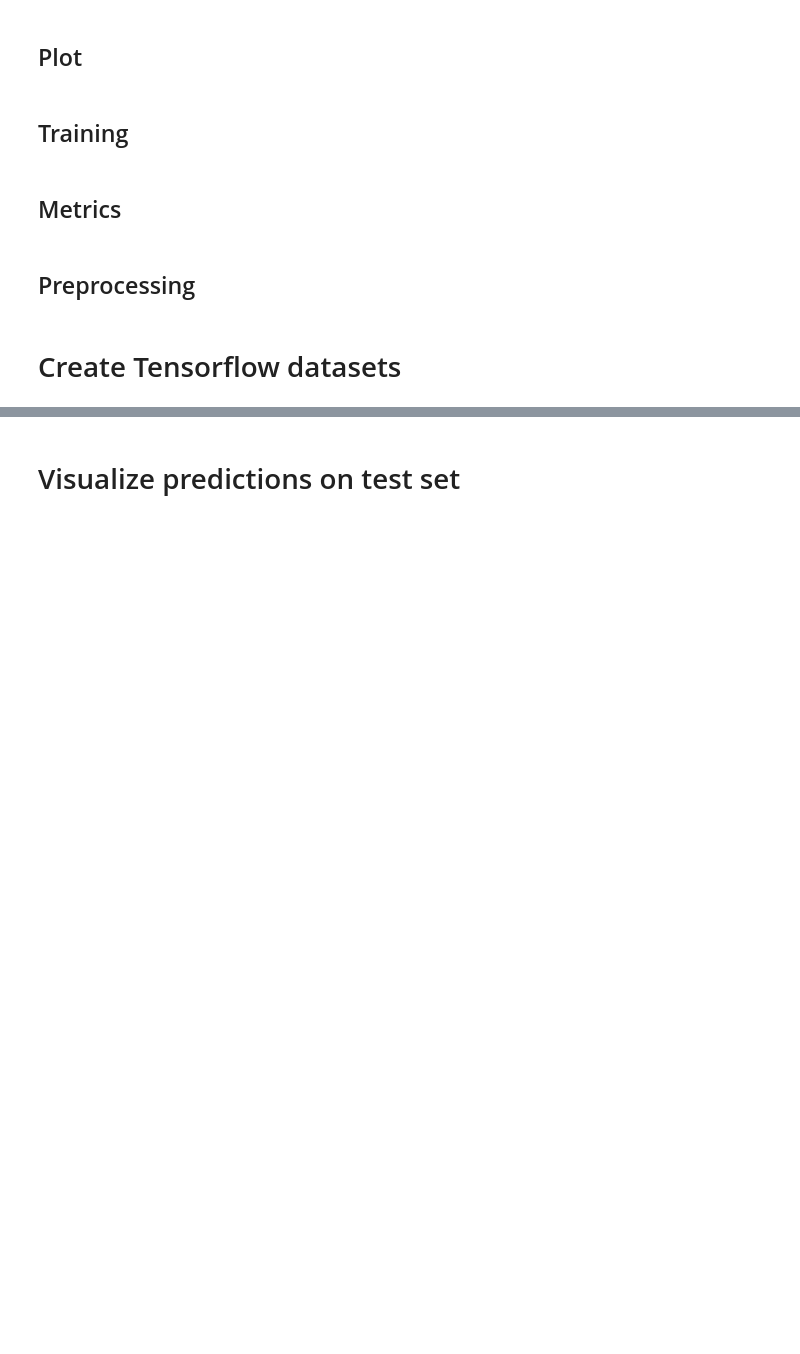
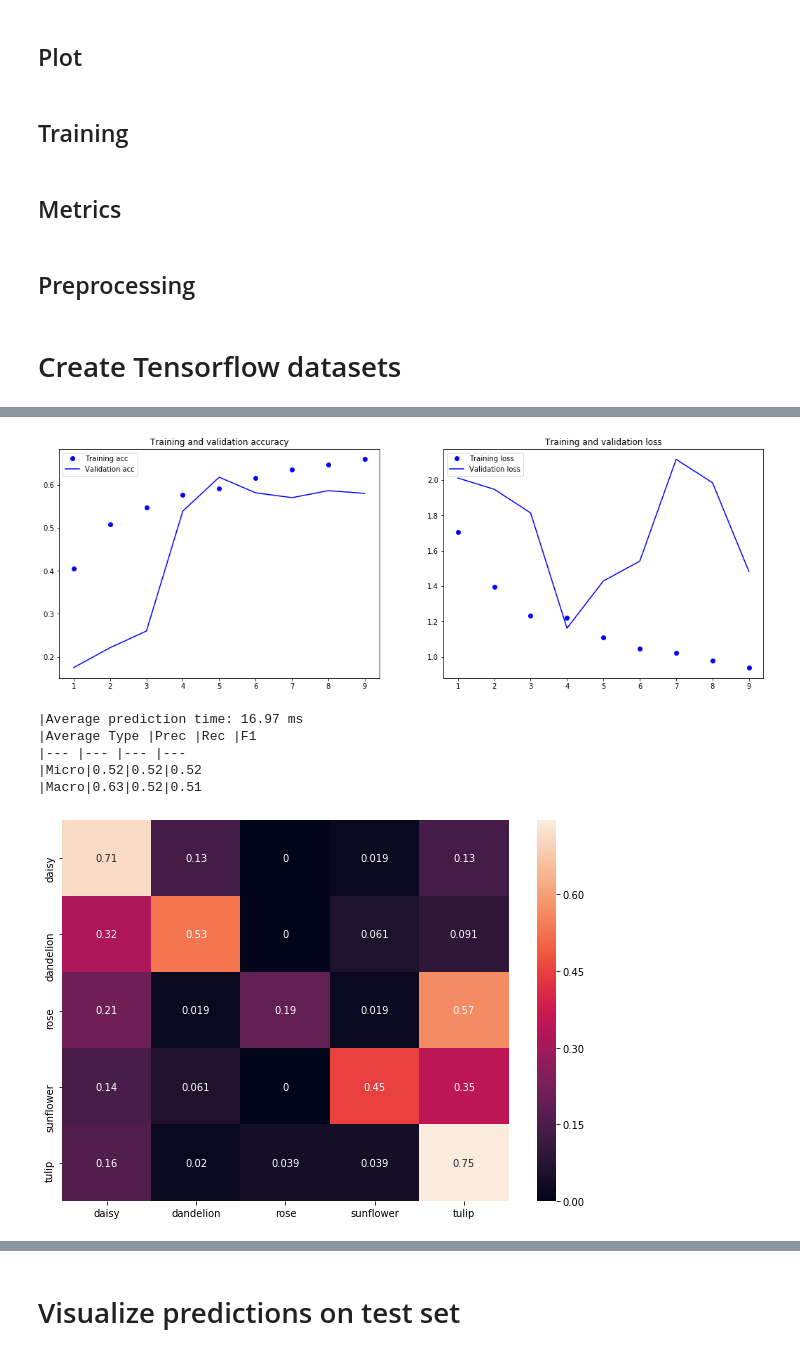
Before and after one commit to Telemaco019/flowers-recognition-NN-comparisons, a Jupyter notebook: notebooks/tf_flowers_complete_efficientnetb1.ipynb, the cells around one changed output, grey strips where cells are left out. Cells and saved outputs as stored; diff of their text form; code cells hidden in the pictures; blank space fills up the shorter version.

```diff
--- a/notebooks/tf_flowers_complete_efficientnetb1.ipynb
+++ b/notebooks/tf_flowers_complete_efficientnetb1.ipynb
@@ -302,8 +304,10 @@ def train_model(model, epochs, callbacks):
 ## Metrics
 # %%
 def show_scores(model):
+  start = time.time()
   Y_pred_prob = model.predict(test_dataset, steps=len(Y_test))
   Y_pred = np.argmax(Y_pred_prob, axis=1).tolist()
+  end = time.time()
 
   precision_micro = metrics.precision_score(y_pred=Y_pred, y_true=Y_test, average='micro')
   precision_macro = metrics.precision_score(y_pred=Y_pred, y_true=Y_test, average='macro')
@@ -312,6 +316,12 @@ def show_scores(model):
   f1_micro = metrics.f1_score(y_pred=Y_pred, y_true=Y_test, average='micro')
   f1_macro = metrics.f1_score(y_pred=Y_pred, y_true=Y_test, average='macro')
 
+  plt.figure(figsize = (10,7))
+  norm_cm = metrics.confusion_matrix(y_true=Y_test, y_pred=Y_pred, normalize='true')
+  norm_cm_df = pd.DataFrame(norm_cm, index=encoder.classes_, columns=encoder.classes_)
+  seaborn.heatmap(norm_cm_df, annot=True)
+
+  print('|Average prediction time: {:.2f} ms'.format((end-start)/len(Y_test)*1000))
   print('|Average Type |Prec |Rec |F1')
   print('|--- |--- |--- |---')
   print("|{}|{:.2f}|{:.2f}|{:.2f}".format('Micro', precision_micro, recall_micro, f1_micro))
@@ -386,4 +412,4 @@ Deprecated in favor of operator or tf.math.divide.
 # %%
-conv_base = efn.EfficientNetB1(include_top=False, pooling='max')
+conv_base = efn.EfficientNetB1(include_top=False, weights=None, input_shape=(IMG_SIZE, IMG_SIZE, 3))
 conv_base.summary()
 # %% [output]
@@ -411,3 +437,8 @@ from tensorflow.keras.models import Sequential
 model = Sequential()
 model.add(conv_base)
 model.add(Dense(5, activation='softmax'))
+# %%
+from tensorflow.keras.optimizers import Adam
+
+model.compile(optimizer=Adam(lr=1e-4), loss='sparse_categorical_crossentropy', metrics=['accuracy'])
+model.summary()
@@ -413,0 +458,4 @@ model.add(Dense(5, activation='softmax'))
+# %%
+epochs = 30
+callbacks = get_early_stopping_callbacks(5, 'tf_flowers_augmented.h5')
+history = train_model(model, epochs, callbacks)
@@ -413,0 +470,11 @@ model.add(Dense(5, activation='softmax'))
+# %%
+plot_curves(history)
+show_scores(model)
+# %% [output]
+[figure, added]
+|Average prediction time: 16.97 ms
+|Average Type |Prec |Rec |F1
+|--- |--- |--- |---
+|Micro|0.52|0.52|0.52
+|Macro|0.63|0.52|0.51
+[figure, added]
```
Also changed, not shown: parts of 34 cells of this notebook.
